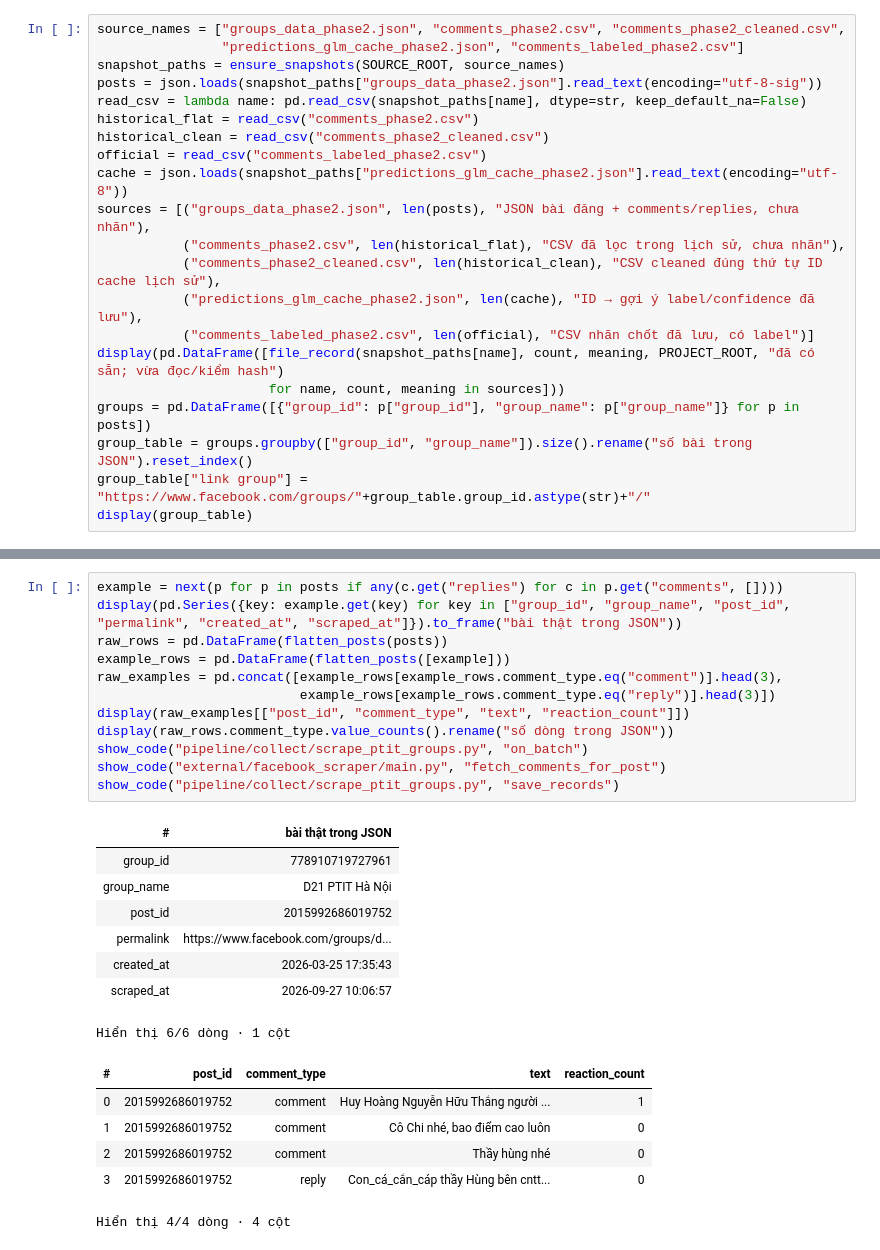
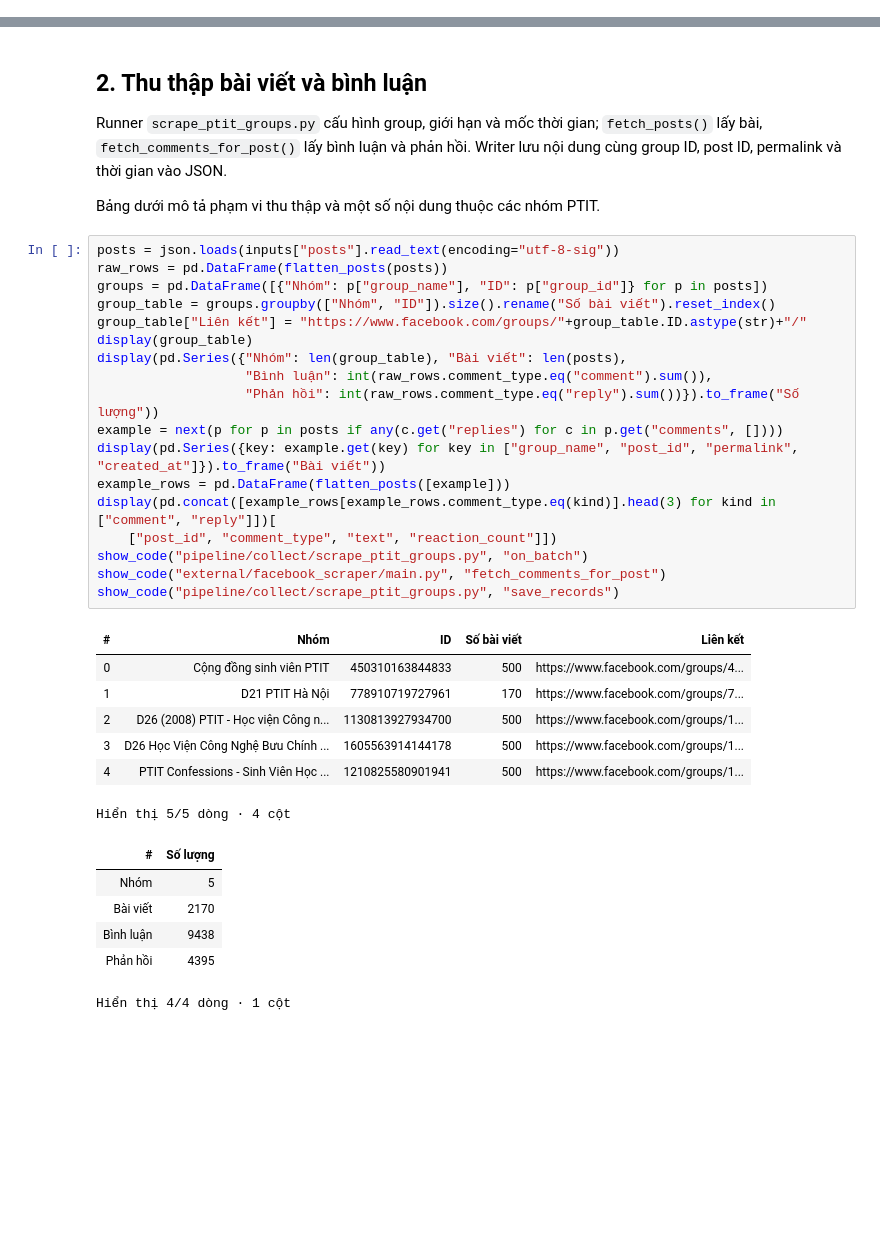
Before and after one commit to P-Bao/ptit-facebook-spam-ham, a Jupyter notebook: notebooks/01_thu_thap_va_gan_nhan.ipynb, the cells around one changed output, grey strips where cells are left out. Saved outputs shown, nothing was run; the diff lists cells and outputs as text; blank space fills up the shorter version.

Commit message:
Polish notebooks and document project workflow

```diff
--- a/notebooks/01_thu_thap_va_gan_nhan.ipynb
+++ b/notebooks/01_thu_thap_va_gan_nhan.ipynb
@@ -71,21 +46,0 @@ https://github.com/mohdtalal3/facebook_post_comment_scraper . Bảng dưới cho
-# %%
-source_names = ["groups_data_phase2.json", "comments_phase2.csv", "comments_phase2_cleaned.csv",
-                "predictions_glm_cache_phase2.json", "comments_labeled_phase2.csv"]
-snapshot_paths = ensure_snapshots(SOURCE_ROOT, source_names)
-posts = json.loads(snapshot_paths["groups_data_phase2.json"].read_text(encoding="utf-8-sig"))
-read_csv = lambda name: pd.read_csv(snapshot_paths[name], dtype=str, keep_default_na=False)
-historical_flat = read_csv("comments_phase2.csv")
-historical_clean = read_csv("comments_phase2_cleaned.csv")
-official = read_csv("comments_labeled_phase2.csv")
-cache = json.loads(snapshot_paths["predictions_glm_cache_phase2.json"].read_text(encoding="utf-8"))
-sources = [("groups_data_phase2.json", len(posts), "JSON bài đăng + comments/replies, chưa nhãn"),
-           ("comments_phase2.csv", len(historical_flat), "CSV đã lọc trong lịch sử, chưa nhãn"),
-           ("comments_phase2_cleaned.csv", len(historical_clean), "CSV cleaned đúng thứ tự ID cache lịch sử"),
-           ("predictions_glm_cache_phase2.json", len(cache), "ID → gợi ý label/confidence đã lưu"),
-           ("comments_labeled_phase2.csv", len(official), "CSV nhãn chốt đã lưu, có label")]
-display(pd.DataFrame([file_record(snapshot_paths[name], count, meaning, PROJECT_ROOT, "đã có sẵn; vừa đọc/kiểm hash")
-                      for name, count, meaning in sources]))
-groups = pd.DataFrame([{"group_id": p["group_id"], "group_name": p["group_name"]} for p in posts])
-group_table = groups.groupby(["group_id", "group_name"]).size().rename("số bài trong JSON").reset_index()
-group_table["link group"] = "https://www.facebook.com/groups/"+group_table.group_id.astype(str)+"/"
-display(group_table)
@@ -117,27 +47,40 @@ checkpoint và lịch sử nguồn nằm ở `docs/provenance/`.
+# %% [markdown]
+## 2. Thu thập bài viết và bình luận
+
+Runner `scrape_ptit_groups.py` cấu hình group, giới hạn và mốc thời gian;
+`fetch_posts()` lấy bài, `fetch_comments_for_post()` lấy bình luận và phản hồi.
+Writer lưu nội dung cùng group ID, post ID, permalink và thời gian vào JSON.
+
+Bảng dưới mô tả phạm vi thu thập và một số nội dung thuộc các nhóm PTIT.
 # %%
+posts = json.loads(inputs["posts"].read_text(encoding="utf-8-sig"))
+raw_rows = pd.DataFrame(flatten_posts(posts))
+groups = pd.DataFrame([{"Nhóm": p["group_name"], "ID": p["group_id"]} for p in posts])
+group_table = groups.groupby(["Nhóm", "ID"]).size().rename("Số bài viết").reset_index()
+group_table["Liên kết"] = "https://www.facebook.com/groups/"+group_table.ID.astype(str)+"/"
+display(group_table)
+display(pd.Series({"Nhóm": len(group_table), "Bài viết": len(posts),
+                   "Bình luận": int(raw_rows.comment_type.eq("comment").sum()),
+                   "Phản hồi": int(raw_rows.comment_type.eq("reply").sum())}).to_frame("Số lượng"))
 example = next(p for p in posts if any(c.get("replies") for c in p.get("comments", [])))
-display(pd.Series({key: example.get(key) for key in ["group_id", "group_name", "post_id", "permalink", "created_at", "scraped_at"]}).to_frame("bài thật trong JSON"))
-raw_rows = pd.DataFrame(flatten_posts(posts))
+display(pd.Series({key: example.get(key) for key in ["group_name", "post_id", "permalink", "created_at"]}).to_frame("Bài viết"))
 example_rows = pd.DataFrame(flatten_posts([example]))
-raw_examples = pd.concat([example_rows[example_rows.comment_type.eq("comment")].head(3),
-                          example_rows[example_rows.comment_type.eq("reply")].head(3)])
-display(raw_examples[["post_id", "comment_type", "text", "reaction_count"]])
-display(raw_rows.comment_type.value_counts().rename("số dòng trong JSON"))
+display(pd.concat([example_rows[example_rows.comment_type.eq(kind)].head(3) for kind in ["comment", "reply"]])[
+    ["post_id", "comment_type", "text", "reaction_count"]])
 show_code("pipeline/collect/scrape_ptit_groups.py", "on_batch")
 show_code("external/facebook_scraper/main.py", "fetch_comments_for_post")
 show_code("pipeline/collect/scrape_ptit_groups.py", "save_records")
 # %% [output]
-| # | bài thật trong JSON |
-| group_id | 778910719727961 |
-| group_name | D21 PTIT Hà Nội |
-| post_id | 2015992686019752 |
-| permalink | https://www.facebook.com/groups/d... |
-| created_at | 2026-03-25 17:35:43 |
-| scraped_at | 2026-09-27 10:06:57 |
+| # | Nhóm | ID | Số bài viết | Liên kết |
+| 0 | Cộng đồng sinh viên PTIT | 450310163844833 | 500 | https://www.facebook.com/groups/4... |
+| 1 | D21 PTIT Hà Nội | 778910719727961 | 170 | https://www.facebook.com/groups/7... |
+| 2 | D26 (2008) PTIT - Học viện Công n... | 1130813927934700 | 500 | https://www.facebook.com/groups/1... |
+| 3 | D26 Học Viện Công Nghệ Bưu Chính ... | 1605563914144178 | 500 | https://www.facebook.com/groups/1... |
+| 4 | PTIT Confessions - Sinh Viên Học ... | 1210825580901941 | 500 | https://www.facebook.com/groups/1... |
-Hiển thị 6/6 dòng · 1 cột
+Hiển thị 5/5 dòng · 4 cột
-| # | post_id | comment_type | text | reaction_count |
-| 0 | 2015992686019752 | comment | Huy Hoàng Nguyễn Hữu Thắng người ... | 1 |
-| 1 | 2015992686019752 | comment | Cô Chi nhé, bao điểm cao luôn | 0 |
-| 2 | 2015992686019752 | comment | Thầy hùng nhé | 0 |
-| 3 | 2015992686019752 | reply | Con_cá_cắn_cáp thầy Hùng bên cntt... | 0 |
+| # | Số lượng |
+| Nhóm | 5 |
+| Bài viết | 2170 |
+| Bình luận | 9438 |
+| Phản hồi | 4395 |
-Hiển thị 4/4 dòng · 4 cột
+Hiển thị 4/4 dòng · 1 cột
```
Also changed, not shown: parts of 27 cells of this notebook, 35 other files.
